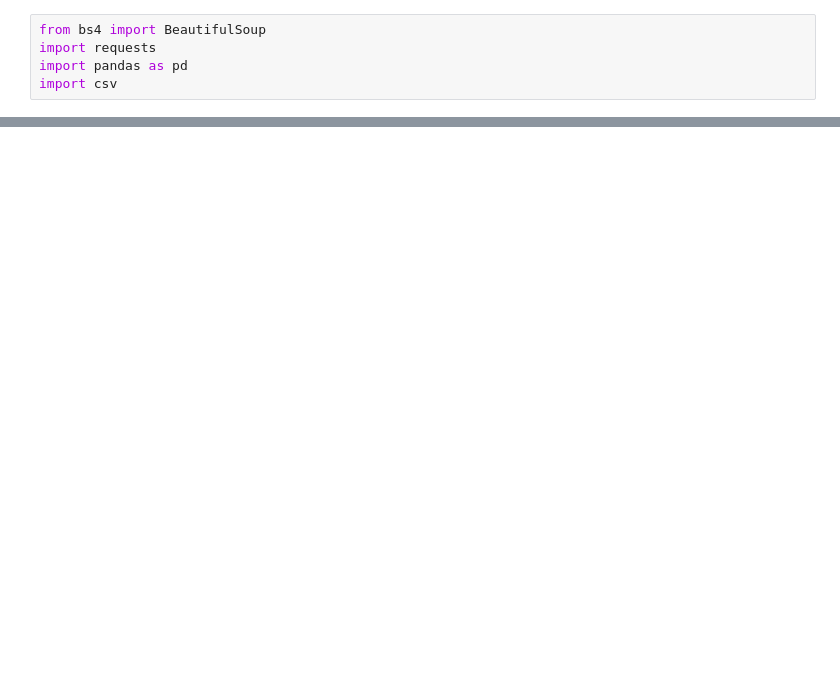
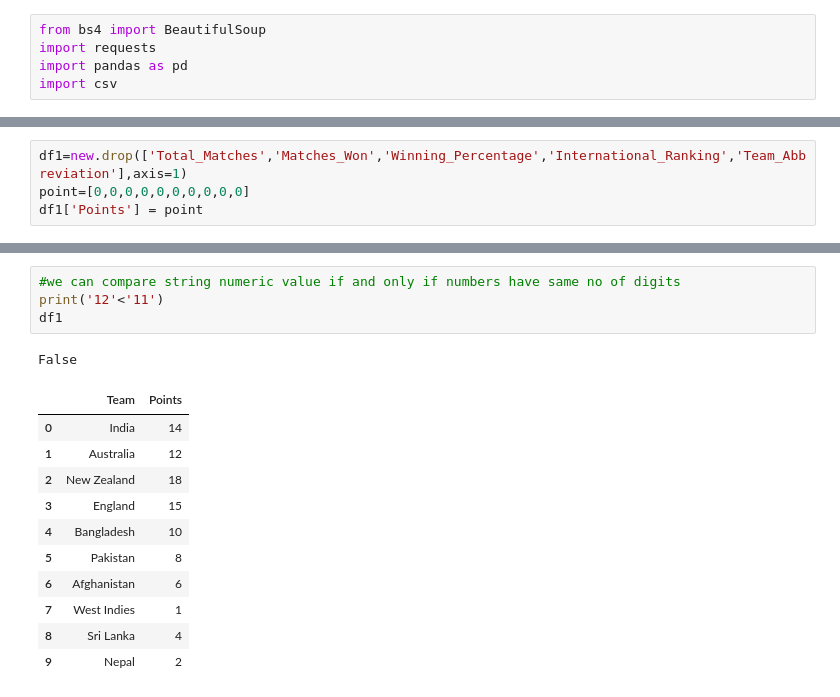
Before and after one commit to VijayKumar77/ICC-WC-2023-Prediction-Model, a Jupyter notebook: ICC-WC-2023-Prediction-Model.ipynb, the cells around one changed output, grey strips where cells are left out. Saved outputs shown, nothing was run; the diff lists cells and outputs as text; blank space fills up the shorter version.

```diff
--- a/ICC-WC-2023-Prediction-Model.ipynb
+++ b/ICC-WC-2023-Prediction-Model.ipynb
@@ -199,0 +278,4 @@ df.show()
+# %%
+df1=new.drop(['Total_Matches','Matches_Won','Winning_Percentage','International_Ranking','Team_Abbreviation'],axis=1)
+point=[0,0,0,0,0,0,0,0,0,0]
+df1['Points'] = point
@@ -199,0 +307,17 @@ df.show()
+# %%
+#we can compare string numeric value if and only if numbers have same no of digits
+print('12'<'11')
+df1
+# %% [output]
+False
+|  | Team | Points |
+| 0 | India | 14 |
+| 1 | Australia | 12 |
+| 2 | New Zealand | 18 |
+| 3 | England | 15 |
+| 4 | Bangladesh | 10 |
+| 5 | Pakistan | 8 |
+| 6 | Afghanistan | 6 |
+| 7 | West Indies | 1 |
+| 8 | Sri Lanka | 4 |
+| 9 | Nepal | 2 |
```
Also changed, not shown: parts of 49 cells of this notebook.
